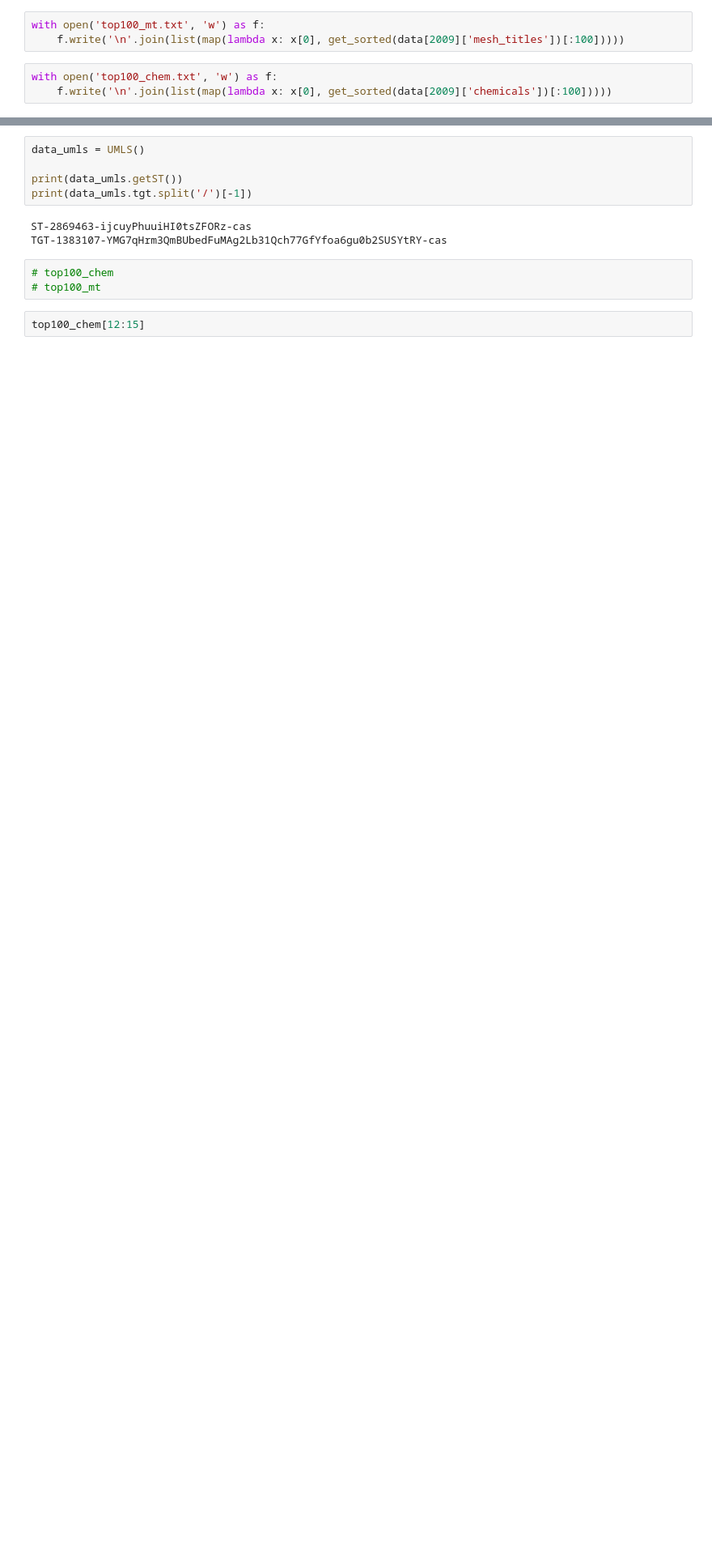
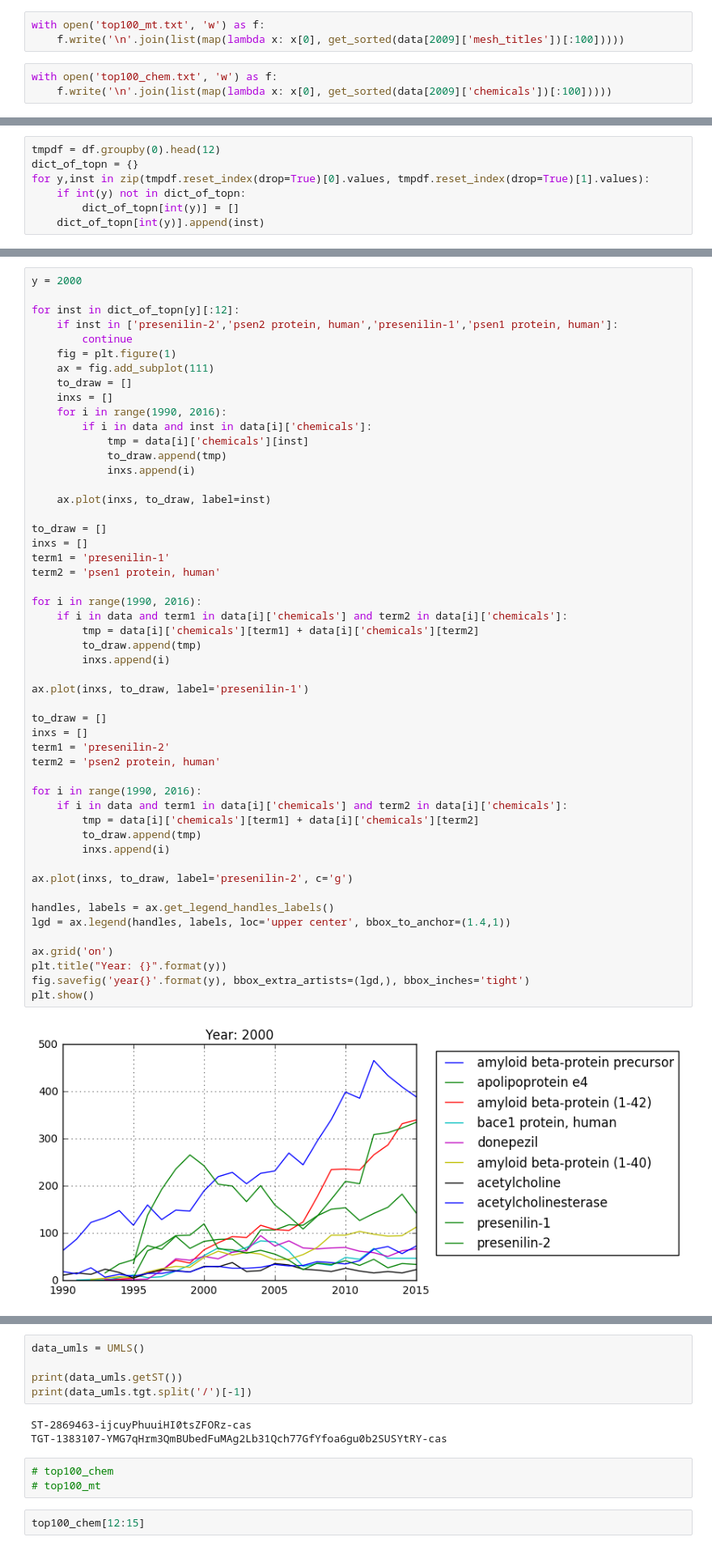
Before and after one commit to akarazeev/BioHack2017, a Jupyter notebook: main.ipynb, the cells around one changed output, grey strips where cells are left out. Shown at 81% size. Drawn from its saved outputs; the diff is of its cells as text; blank space fills up the shorter version.

```diff
--- a/main.ipynb
+++ b/main.ipynb
@@ -311,0 +356,7 @@ plt.scatter(inxs, to_draw)
+# %%
+tmpdf = df.groupby(0).head(12)
+dict_of_topn = {}
+for y,inst in zip(tmpdf.reset_index(drop=True)[0].values, tmpdf.reset_index(drop=True)[1].values):
+    if int(y) not in dict_of_topn:
+        dict_of_topn[int(y)] = []
+    dict_of_topn[int(y)].append(inst)
@@ -311,0 +389,53 @@ plt.scatter(inxs, to_draw)
+# %%
+y = 2000
+
+for inst in dict_of_topn[y][:12]:
+    if inst in ['presenilin-2','psen2 protein, human','presenilin-1','psen1 protein, human']:
+        continue
+    fig = plt.figure(1)
+    ax = fig.add_subplot(111)
+    to_draw = []
+    inxs = []
+    for i in range(1990, 2016):
+        if i in data and inst in data[i]['chemicals']:
+            tmp = data[i]['chemicals'][inst]
+            to_draw.append(tmp)
+            inxs.append(i)
+
+    ax.plot(inxs, to_draw, label=inst)
+
+to_draw = []
+inxs = []
+term1 = 'presenilin-1'
+term2 = 'psen1 protein, human'
+
+for i in range(1990, 2016):
+    if i in data and term1 in data[i]['chemicals'] and term2 in data[i]['chemicals']:
+        tmp = data[i]['chemicals'][term1] + data[i]['chemicals'][term2]
+        to_draw.append(tmp)
+        inxs.append(i)
+
+ax.plot(inxs, to_draw, label='presenilin-1')
+
+to_draw = []
+inxs = []
+term1 = 'presenilin-2'
+term2 = 'psen2 protein, human'
+
+for i in range(1990, 2016):
+    if i in data and term1 in data[i]['chemicals'] and term2 in data[i]['chemicals']:
+        tmp = data[i]['chemicals'][term1] + data[i]['chemicals'][term2]
+        to_draw.append(tmp)
+        inxs.append(i)
+
+ax.plot(inxs, to_draw, label='presenilin-2', c='g')
+
+handles, labels = ax.get_legend_handles_labels()
+lgd = ax.legend(handles, labels, loc='upper center', bbox_to_anchor=(1.4,1))
+
+ax.grid('on')
+plt.title("Year: {}".format(y))
+fig.savefig('year{}'.format(y), bbox_extra_artists=(lgd,), bbox_inches='tight')
+plt.show()
+# %% [output]
+[figure, added]
```
Also changed, not shown: parts of 13 cells of this notebook, 23 other files.
